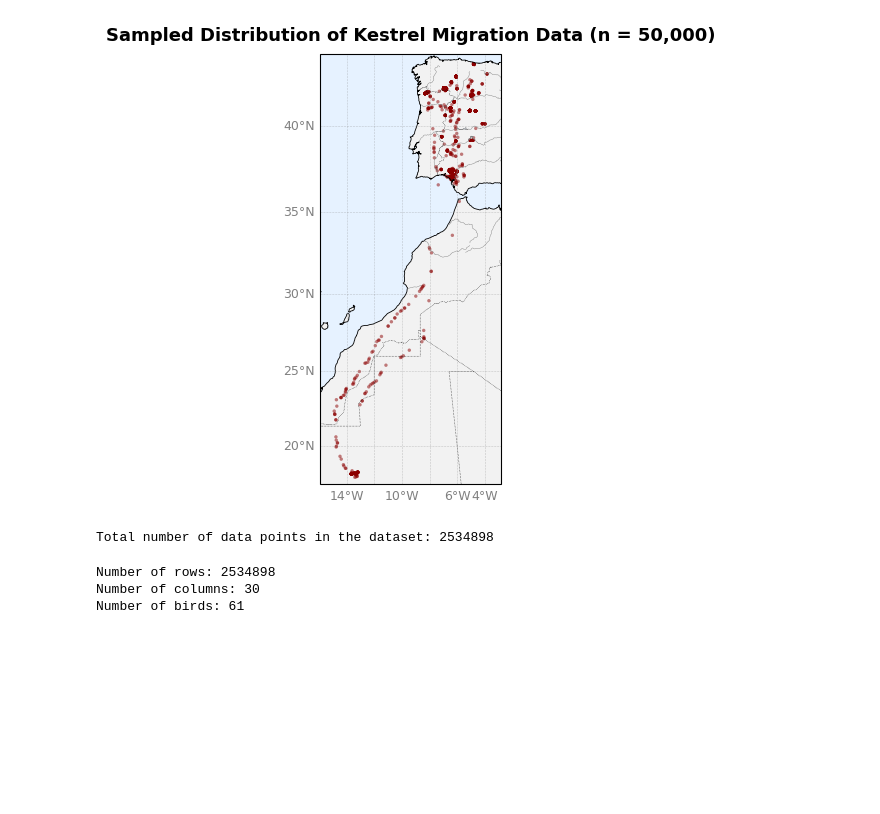
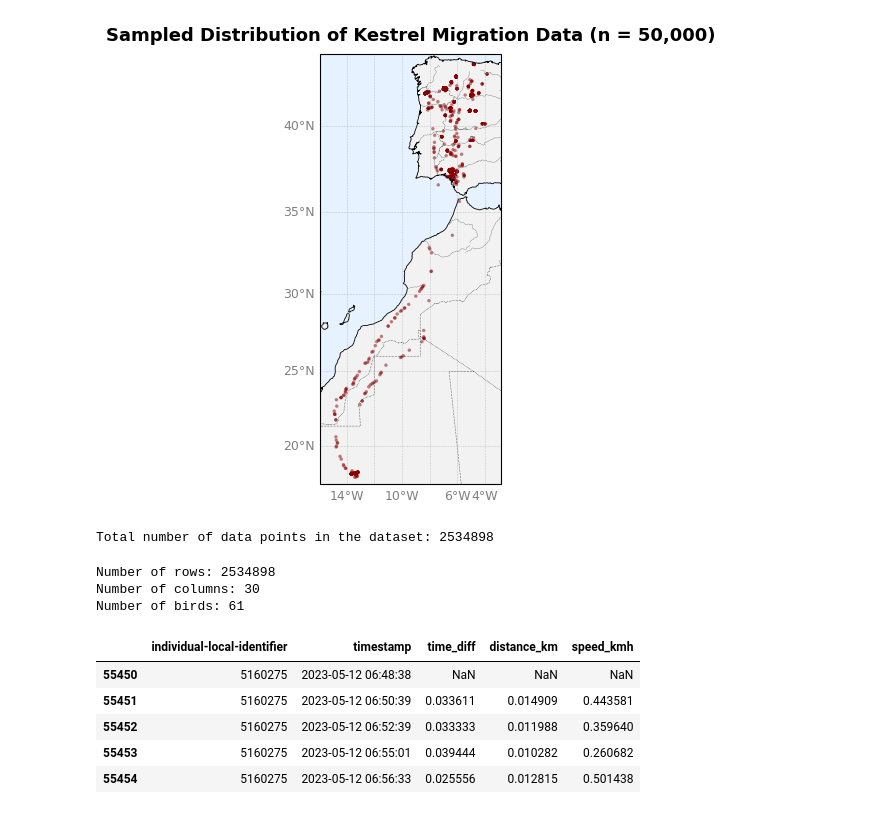
Before and after one commit to SanjayGanapathy/AETHER, a Jupyter notebook: AETHER.ipynb, the cells around one changed output. Cells and saved outputs as stored; diff of their text form; code cells hidden in the pictures; blank space fills up the shorter version.

```diff
--- a/AETHER.ipynb
+++ b/AETHER.ipynb
@@ -166,3 +166,49 @@ print(f"Number of birds: {df['individual-local-identifier'].nunique()}")
 Number of rows: 2534898
 Number of columns: 30
 Number of birds: 61
+# %%
+import numpy as np
+import pandas as pd
+
+def haversine(lon1, lat1, lon2, lat2):
+    """
+    Calculate the great circle distance in kilometers between two points
+    on the earth (specified in decimal degrees)
+    """
+    # convert decimal degrees to radians
+    lon1, lat1, lon2, lat2 = map(np.radians, [lon1, lat1, lon2, lat2])
+
+    # haversine formula
+    dlon = lon2 - lon1
+    dlat = lat2 - lat1
+    a = np.sin(dlat/2)**2 + np.cos(lat1) * np.cos(lat2) * np.sin(dlon/2)**2
+    c = 2 * np.arcsin(np.sqrt(a))
+    r = 6371 # Radius of earth in kilometers. Use 3956 for miles
+    return c * r
+
+# Convert 'timestamp' to datetime
+df['timestamp'] = pd.to_datetime(df['timestamp'])
+
+# Sort by bird and time
+df.sort_values(['individual-local-identifier', 'timestamp'], inplace=True)
+
+# Calculate time difference
+df['time_diff'] = df.groupby('individual-local-identifier')['timestamp'].diff().dt.total_seconds() / 3600  # in hours
+
+# Calculate distance
+df['lat_prev'] = df.groupby('individual-local-identifier')['location-lat'].shift(1)
+df['lon_prev'] = df.groupby('individual-local-identifier')['location-long'].shift(1)
+df['distance_km'] = haversine(df['lon_prev'], df['lat_prev'], df['location-long'], df['location-lat'])
+
+# Calculate speed
+df['speed_kmh'] = df['distance_km'] / df['time_diff']
+
+# Display the new columns
+display(df[['individual-local-identifier', 'timestamp', 'time_diff', 'distance_km', 'speed_kmh']].head())
+# %% [output]
+|  | individual-local-identifier | timestamp | time_diff | distance_km | speed_kmh |
+| 55450 | 5160275 | 2023-05-12 06:48:38 | NaN | NaN | NaN |
+| 55451 | 5160275 | 2023-05-12 06:50:39 | 0.033611 | 0.014909 | 0.443581 |
+| 55452 | 5160275 | 2023-05-12 06:52:39 | 0.033333 | 0.011988 | 0.359640 |
+| 55453 | 5160275 | 2023-05-12 06:55:01 | 0.039444 | 0.010282 | 0.260682 |
+| 55454 | 5160275 | 2023-05-12 06:56:33 | 0.025556 | 0.012815 | 0.501438 |
```
Also changed, not shown: parts of 3 cells of this notebook.
